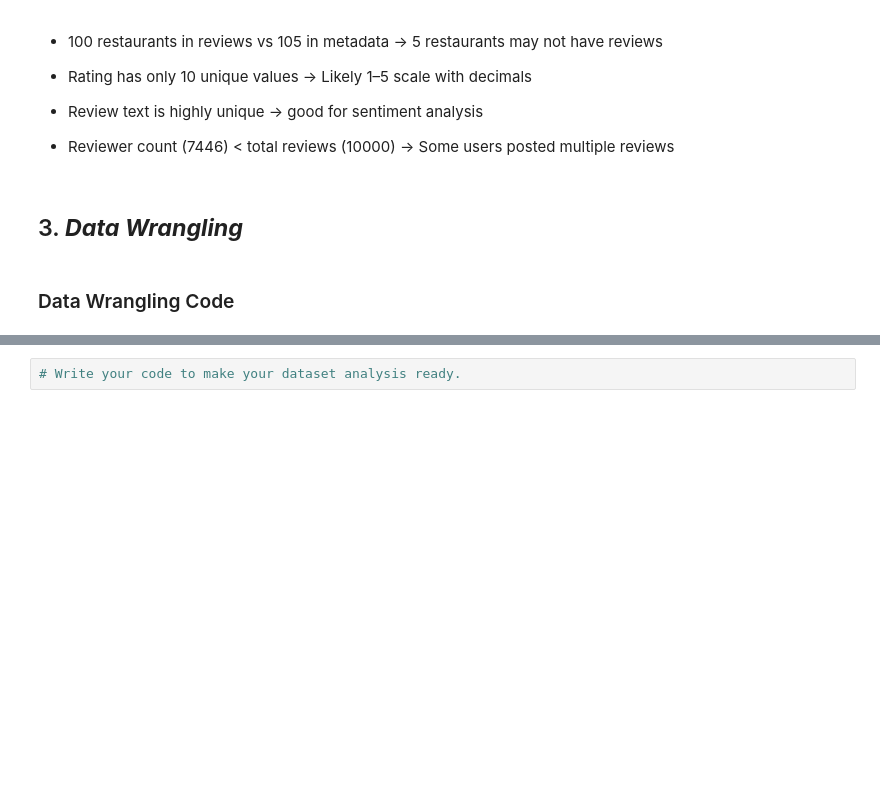
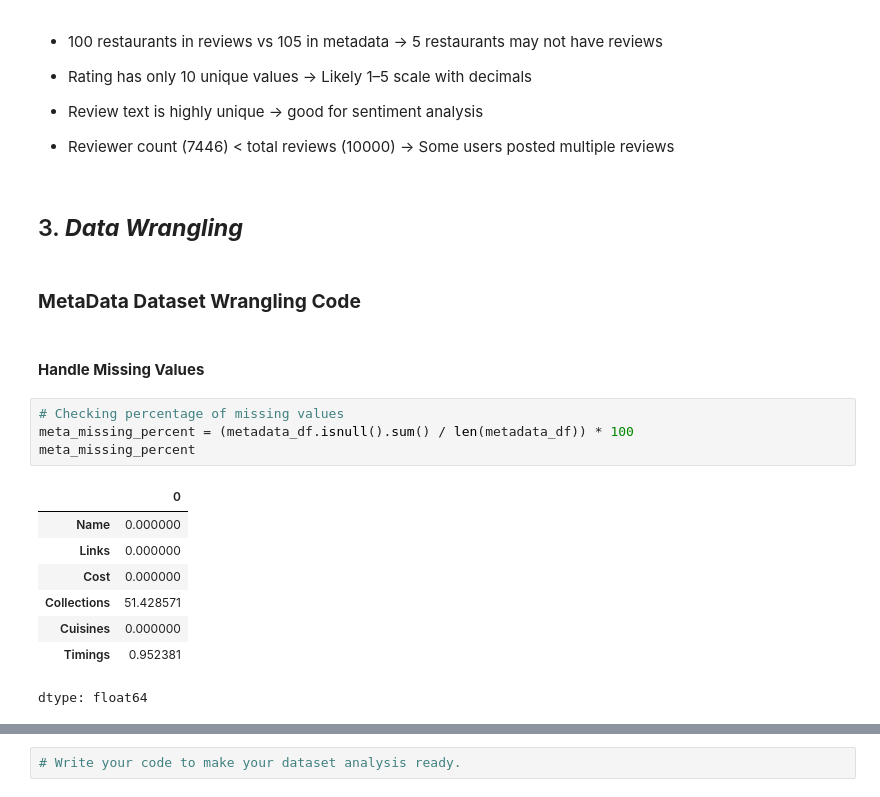
Before and after one commit to Sagarjain93/Machine-Learning-Portfolio, a Jupyter notebook: 03_ML_Practice/Zomato_Restaurant_Clustering/notebook/Sagar_jain_Capstone_Project_Zomato_Restaurant_Clustering.ipynb, the cells around one changed output, grey strips where cells are left out. Saved outputs shown, nothing was run; the diff lists cells and outputs as text; blank space fills up the shorter version.

```diff
--- a/03_ML_Practice/Zomato_Restaurant_Clustering/notebook/Sagar_jain_Capstone_Project_Zomato_Restaurant_Clustering.ipynb
+++ b/03_ML_Practice/Zomato_Restaurant_Clustering/notebook/Sagar_jain_Capstone_Project_Zomato_Restaurant_Clustering.ipynb
@@ -402,4 +544,19 @@ reviews_df.nunique()
 # %% [markdown]
 ## 3. ***Data Wrangling***
 # %% [markdown]
-### Data Wrangling Code
+### **MetaData Dataset Wrangling Code**
+# %% [markdown]
+#### **Handle Missing Values**
+# %%
+# Checking percentage of missing values
+meta_missing_percent = (metadata_df.isnull().sum() / len(metadata_df)) * 100
+meta_missing_percent
+# %% [output]
+|  | 0 |
+| Name | 0.000000 |
+| Links | 0.000000 |
+| Cost | 0.000000 |
+| Collections | 51.428571 |
+| Cuisines | 0.000000 |
+| Timings | 0.952381 |
+dtype: float64
```
Also changed, not shown: parts of 45 cells of this notebook.
